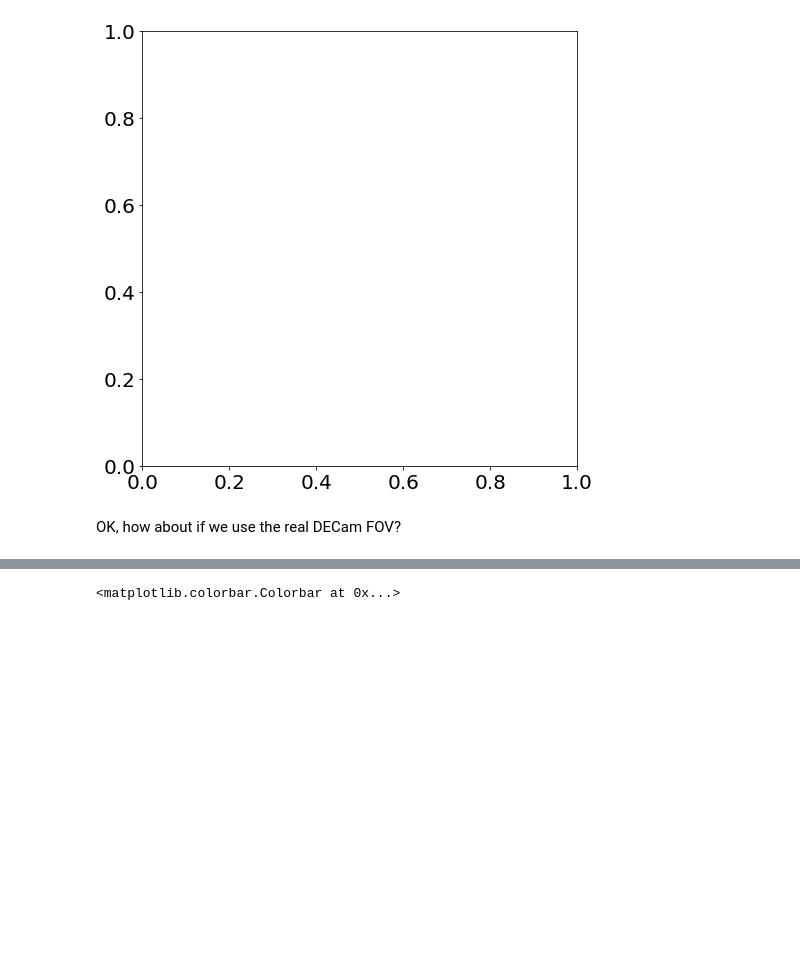
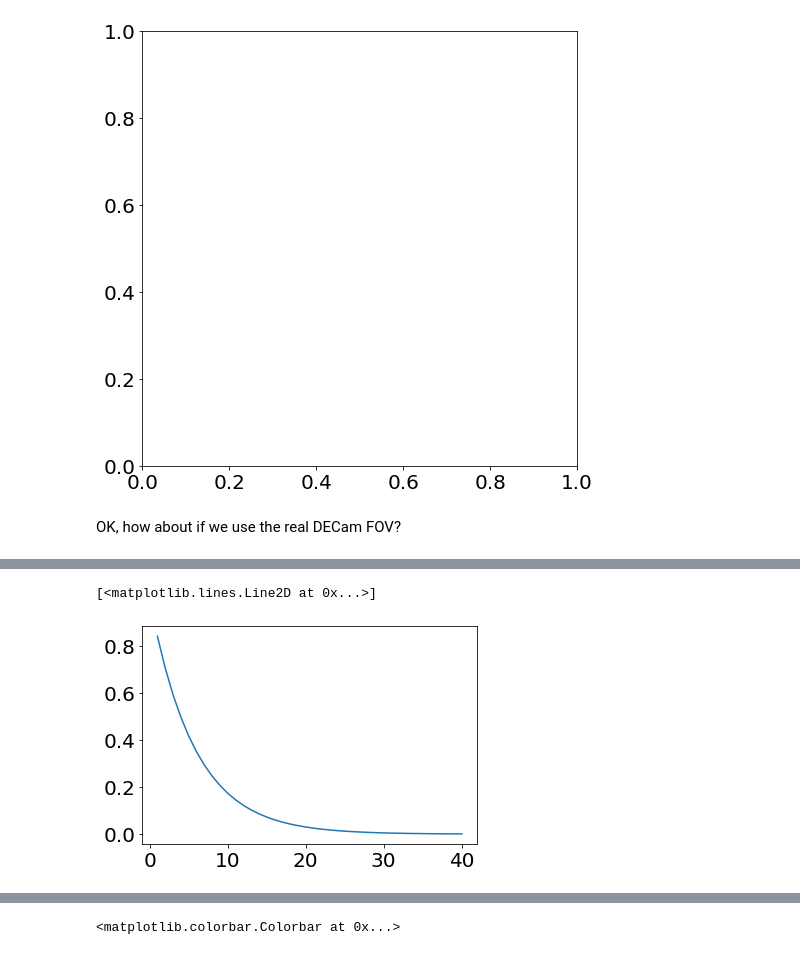
Before and after one commit to MerianSurvey/skipper, a Jupyter notebook: notebooks/FocusedRandomDither_Example.ipynb, the cells around one changed output, grey strips where cells are left out. Drawn from its saved outputs; the diff is of its cells as text; code cells hidden in the pictures; blank space fills up the shorter version.

```diff
--- a/notebooks/FocusedRandomDither_Example.ipynb
+++ b/notebooks/FocusedRandomDither_Example.ipynb
@@ -229,3 +260,11 @@ for iw,tag in enumerate(tags):
+# %%
+usable_frac = poly_l[1].area / 3.18
+# %%
+exps = np.arange(1,41)
+plt.plot ( exps, np.power(usable_frac, exps) )
+# %% [output]
+[<matplotlib.lines.Line2D at 0x...>]
+[figure, added]
 # %%
 fig = plt.figure(figsize=(16,8))
 
```
Also changed, not shown: parts of 15 cells of this notebook, 2 other files.
